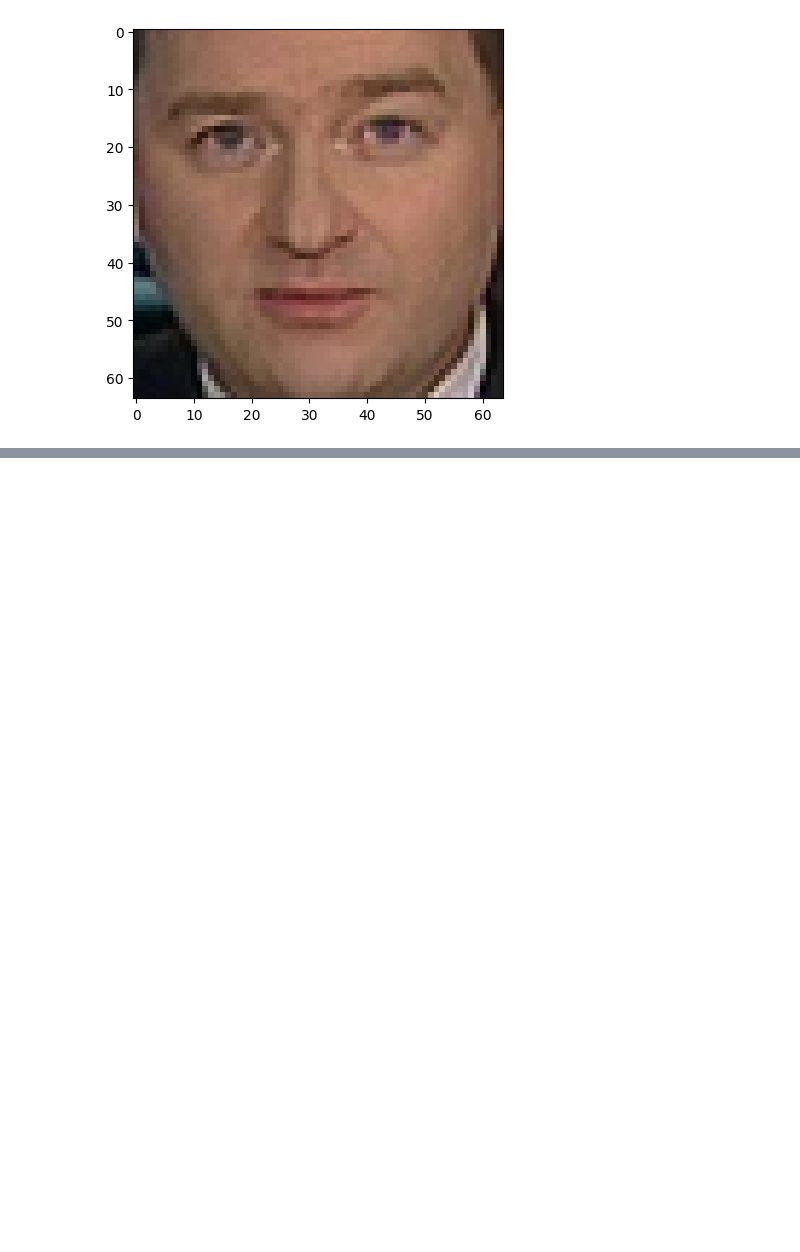
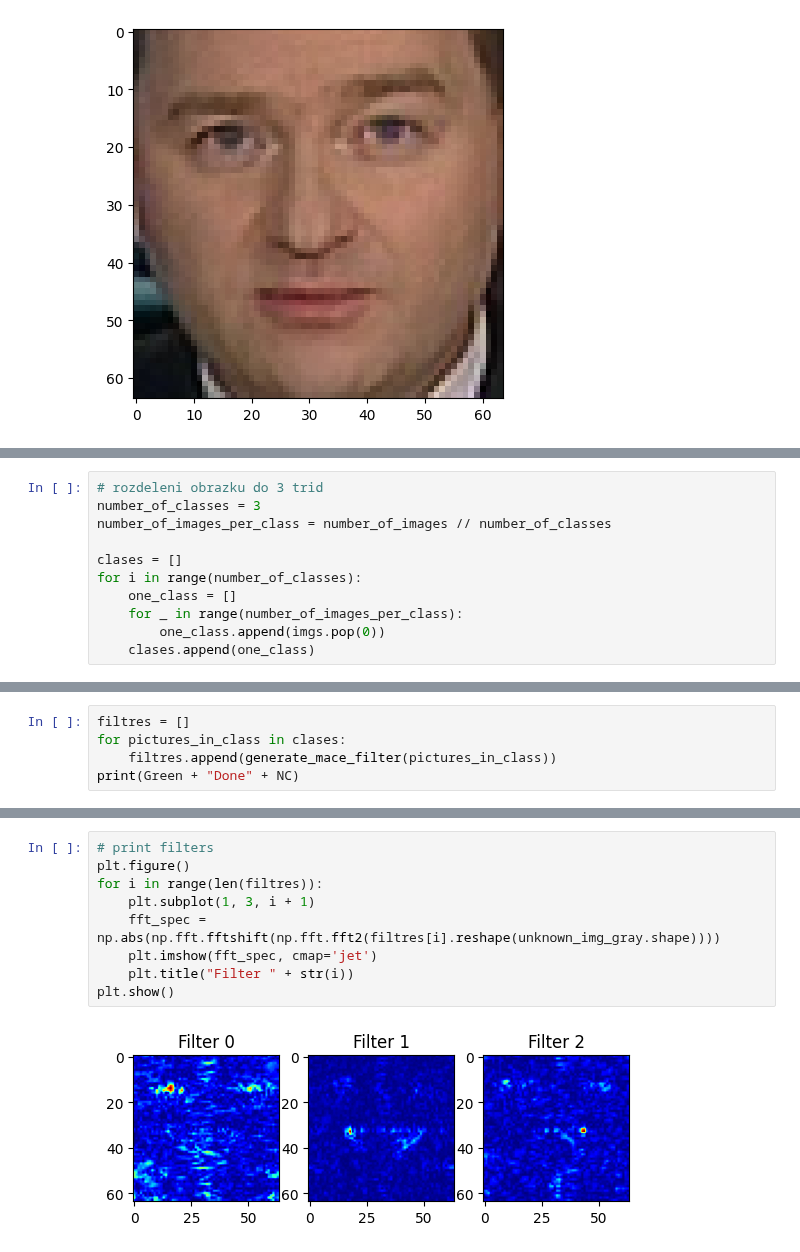
Before and after one commit to TUL-IT-2020/PVI-Pocitacove_videni, a Jupyter notebook: cviceni/cv11/PVI_C11.ipynb, the cells around one changed output, grey strips where cells are left out. Cells and saved outputs as stored; diff of their text form; blank space fills up the shorter version.

```diff
--- a/cviceni/cv11/PVI_C11.ipynb
+++ b/cviceni/cv11/PVI_C11.ipynb
@@ -113,0 +124,11 @@ plt.imshow(unknown_image)
+# %%
+# rozdeleni obrazku do 3 trid
+number_of_classes = 3
+number_of_images_per_class = number_of_images // number_of_classes
+
+clases = []
+for i in range(number_of_classes):
+    one_class = []
+    for _ in range(number_of_images_per_class):
+        one_class.append(imgs.pop(0))
+    clases.append(one_class)
@@ -136,0 +179,5 @@ correlation = np.fft.ifft2(np.matmul(M, unknown_fft).reshape(unknown_img_gray.sh
+# %%
+filtres = []
+for pictures_in_class in clases:
+    filtres.append(generate_mace_filter(pictures_in_class))
+print(Green + "Done" + NC)
@@ -136,0 +204,11 @@ correlation = np.fft.ifft2(np.matmul(M, unknown_fft).reshape(unknown_img_gray.sh
+# %%
+# print filters
+plt.figure()
+for i in range(len(filtres)):
+    plt.subplot(1, 3, i + 1)
+    fft_spec = np.abs(np.fft.fftshift(np.fft.fft2(filtres[i].reshape(unknown_img_gray.shape))))
+    plt.imshow(fft_spec, cmap='jet')
+    plt.title("Filter " + str(i))
+plt.show()
+# %% [output]
+[figure, added]
```
Also changed, not shown: parts of 16 cells of this notebook.
